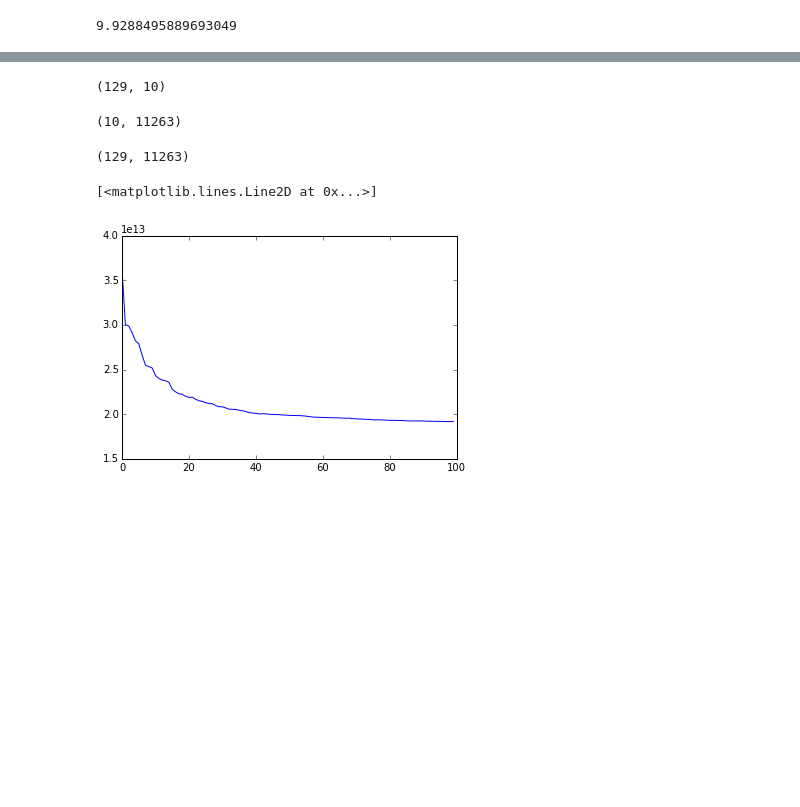
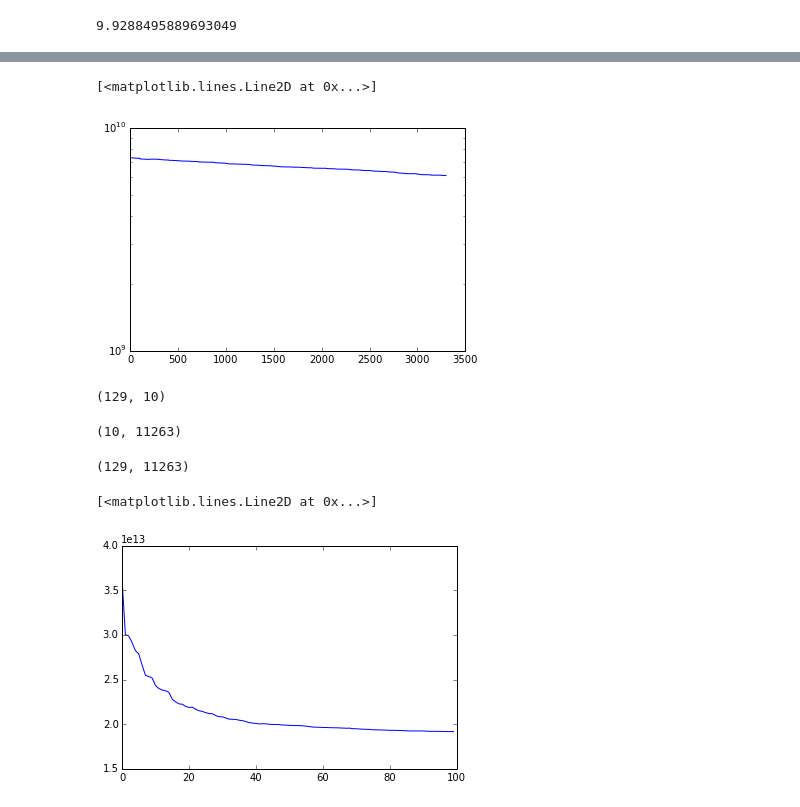
Before and after one commit to aartibagul/Source-Separation, a Jupyter notebook: Source_Separation.ipynb, the cells around one changed output, grey strips where cells are left out. Saved outputs shown, nothing was run; the diff lists cells and outputs as text; code cells hidden in the pictures; blank space fills up the shorter version.

```diff
--- a/Source_Separation.ipynb
+++ b/Source_Separation.ipynb
@@ -228,23 +228,23 @@ grad_checker(np.random.rand(2,1), np.random.rand(2,2),np.random.rand(2, 3),1,1,1
 def gradient_backtracking(v, W, h, max_iter, compute_grad, compute_obj, eps):
 
     v = v.reshape(v.shape[0],1)
-
+    h = h.reshape(h.shape[0],1)
     beta = 0.5 #backstep factor between 0.1 and 0.8
     opt_prec = 1-1e-4 # optimization precision
     n = 1e-1 #initial step size
 
-    h = np.random.rand(W.shape[1], 1)
-
-    obj = [None]*max_iter
+    #obj = [None]*max_iter
 
     max_backstep = 100 # maximum number of backsteps
     t = 0 # backstepping counter
     k = 0 # gradient step counter
 
+    old_obj = compute_obj(v,W,h,eps)
+
     while( k < max_iter and t != max_backstep ):
 
         grad = compute_grad(v,W,h,eps)
-        obj[k] = compute_obj(v,W,h,eps)
+        #obj[k] = compute_obj(v,W,h,eps)
 
         t = 0 # reset backstepping counter
         n = 1/beta*n # try to increase stepsize slightly again
@@ -255,18 +255,20 @@ def gradient_backtracking(v, W, h, max_iter, compute_grad, compute_obj, eps):
             n = beta * n
 
         new_obj = compute_obj(v,W,(h - n*grad),eps)
-        while( new_obj > opt_prec * compute_obj(v,W,h,eps) and t < max_backstep):
+
+        while( new_obj > opt_prec * old_obj and t < max_backstep):
             t += 1
             n = beta * n
             new_obj = abs(compute_obj(v,W,(h - n*grad),eps))
 
         h = h - n * grad # update h according to gradient step
         k += 1 # update gradient step counter
+        old_obj = new_obj
 
     h = h.reshape(h.shape[0],)
-    return h, obj[0:int(k)]
+    return h
 
-h, obj = gradient_backtracking(np.random.rand(10,1), np.random.rand(10,2),  np.random.rand(2, 1), 100, compute_grad, compute_obj, 1e-12)
+h = gradient_backtracking(np.random.rand(10,1), np.random.rand(10,2),  np.random.rand(2, 1), 100, compute_grad, compute_obj, 1e-12)
 # %%
 index = [i for i in range(10)]
 plt.title("On training data")
@@ -277,7 +279,6 @@ plt.plot([i for i in range(len(obj))], obj)
 # %%
 def online_nmf(spectrum, W, H,A, B, rho, beta, eta, eps):
 
-    H = H.T
     a = np.zeros(W.shape)
     b = np.zeros(W.shape)
 
@@ -285,22 +286,20 @@ def online_nmf(spectrum, W, H,A, B, rho, beta, eta, eps):
     W_old = W + 1.5*eta
     k = W.shape[1]
     h = np.random.rand(W.shape[1],)
-
+    n = spectrum.shape[1]
     cost = []
-    cost.append(compute_obj(spectrum,W,H.T,eps))
+    #cost.append(compute_obj(spectrum,W,H,eps))
 
     while np.linalg.norm(W - W_old, ord = "fro") > eta:
 
-
         t = t+1
 
-        ind = random.randint(0, len(spectrum.T)-1)
-        v = spectrum.T[ind]
+        ind = random.randint(0, n-1)
+        v = spectrum[:,ind]
 
+        h = gradient_backtracking(v, W, H[:,ind], 100, compute_grad, compute_obj, eps)
 
-        h, obj = gradient_backtracking(v, W, H[ind], 100, compute_grad, compute_obj, eps)
-
-        H[ind] = h
+        H[:, ind] = h
 
         h = h.reshape(h.shape[0],1)
         v = v.reshape(v.shape[0],1)
@@ -324,10 +323,10 @@ def online_nmf(spectrum, W, H,A, B, rho, beta, eta, eps):
                 A[:,i] = A[:,i]/s
                 B[:,i] = B[:,i]*s
                 #print(i)
-            print(np.linalg.norm(compute_obj(spectrum,W_old,H.T,eps))- compute_obj(spectrum,W,H.T,eps))
+            #print(np.linalg.norm(compute_obj(spectrum,W_old,H,eps))- compute_obj(spectrum,W,H,eps))
 
-        cost.append(compute_obj(spectrum,W,H.T,eps))
-        if t > 3*spectrum.shape[1]:
+        #cost.append(compute_obj(spectrum,W,H,eps))
+        if t > 10*n:
             print(" W shape" , W.shape)
             break
 
@@ -337,7 +336,7 @@ def online_nmf(spectrum, W, H,A, B, rho, beta, eta, eps):
 
         #print(compute_obj(spectrum,W,H.T,eps))
     print("t" , t)
-    return W, H.T, cost
+    return W, H, cost
 # %%
 np.linalg.norm(spectrum[:,4])
 # %% [output]
@@ -359,7 +382,10 @@ change = []
 for i in range(1, len(cost)):
     change.append(np.linalg.norm(cost[i]-cost[i-1]))
 # %%
-plt.semilogy([i for i in range(len(cost))], cost)
+plt.semilogy([i for i in range(len(cost[100:]))], cost[100:])
+# %% [output]
+[<matplotlib.lines.Line2D at 0x...>]
+[figure, added]
 # %%
 W.shape
 # %% [output]
```
Also changed, not shown: parts of 5 cells of this notebook.
